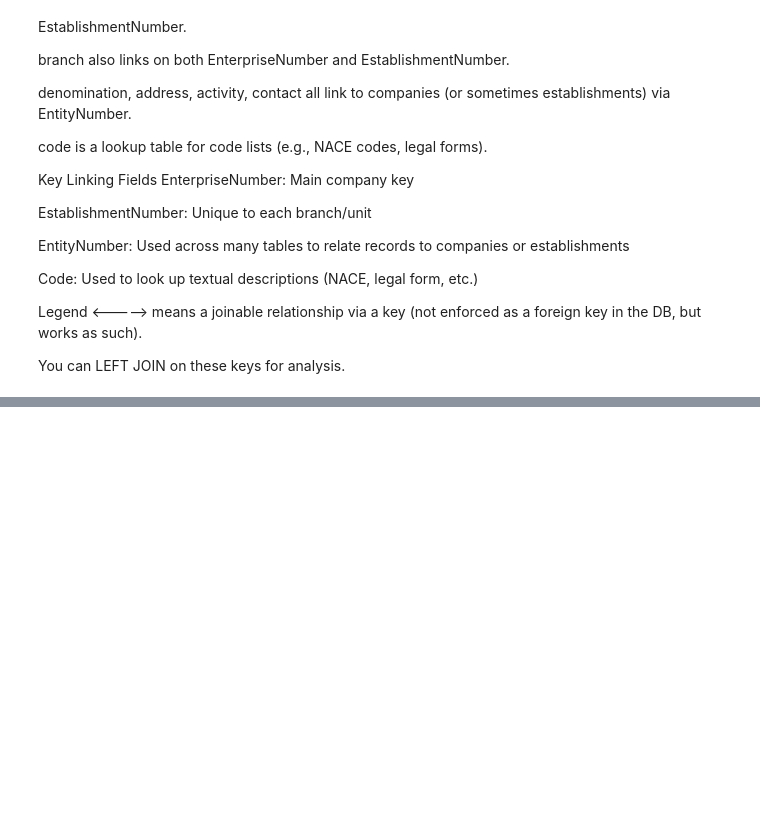
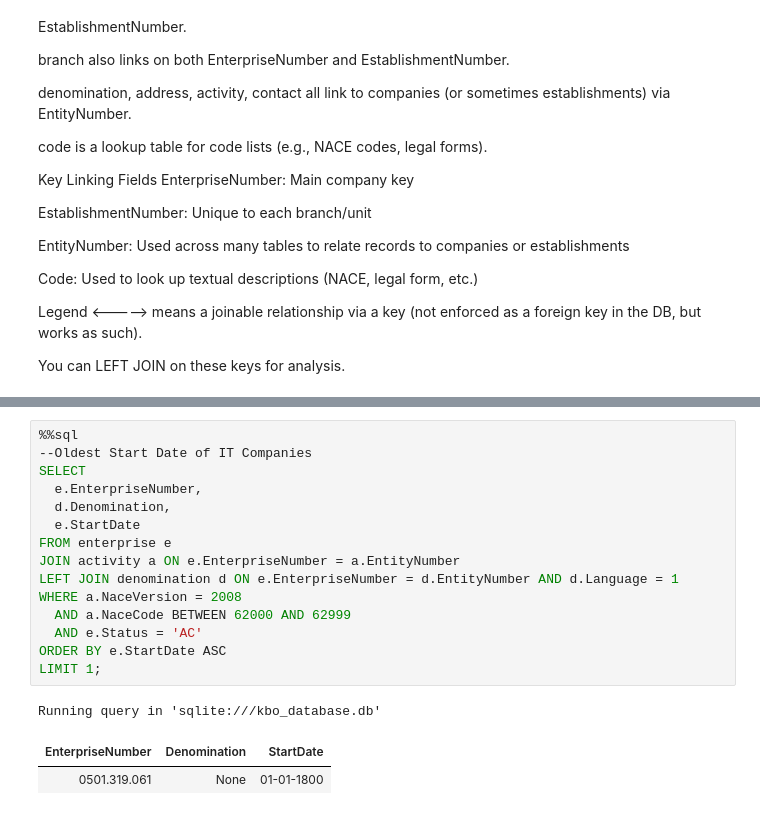
Before and after one commit to Marcvg69/challenge-data-analysis-sql, a Jupyter notebook: kbo_explore.ipynb, the cells around one changed output, grey strips where cells are left out. Saved outputs shown, nothing was run; the diff lists cells and outputs as text; blank space fills up the shorter version.

```diff
--- a/kbo_explore.ipynb
+++ b/kbo_explore.ipynb
@@ -492,0 +589,19 @@ When registering a company in Belgium, selecting the correct NACE codes is cruci
+# %%
+%%sql
+--Oldest Start Date of IT Companies
+SELECT
+  e.EnterpriseNumber,
+  d.Denomination,
+  e.StartDate
+FROM enterprise e
+JOIN activity a ON e.EnterpriseNumber = a.EntityNumber
+LEFT JOIN denomination d ON e.EnterpriseNumber = d.EntityNumber AND d.Language = 1
+WHERE a.NaceVersion = 2008
+  AND a.NaceCode BETWEEN 62000 AND 62999
+  AND e.Status = 'AC'
+ORDER BY e.StartDate ASC
+LIMIT 1;
+# %% [output]
+Running query in 'sqlite:///kbo_database.db'
+| EnterpriseNumber | Denomination | StartDate |
+| 0501.319.061 | None | 01-01-1800 |
```
Also changed, not shown: parts of 7 cells of this notebook, 1 other file.
